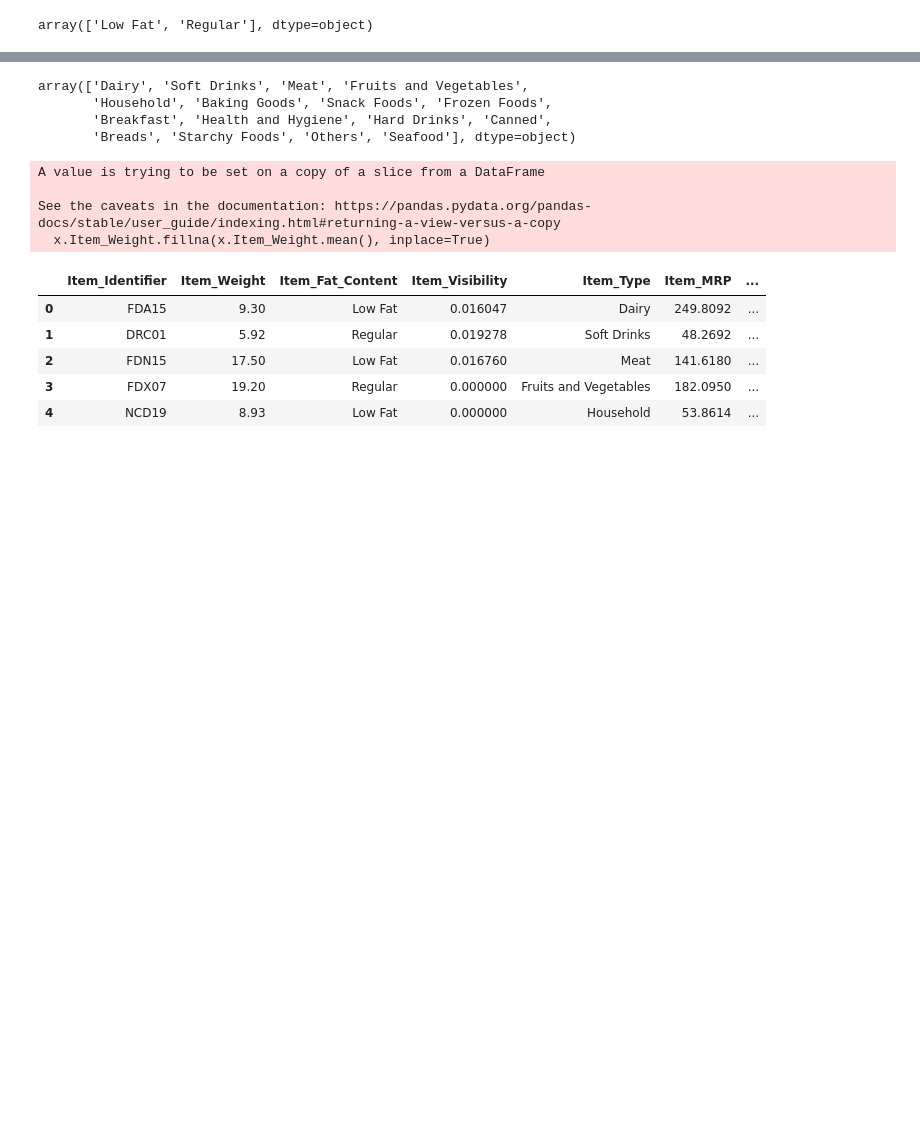
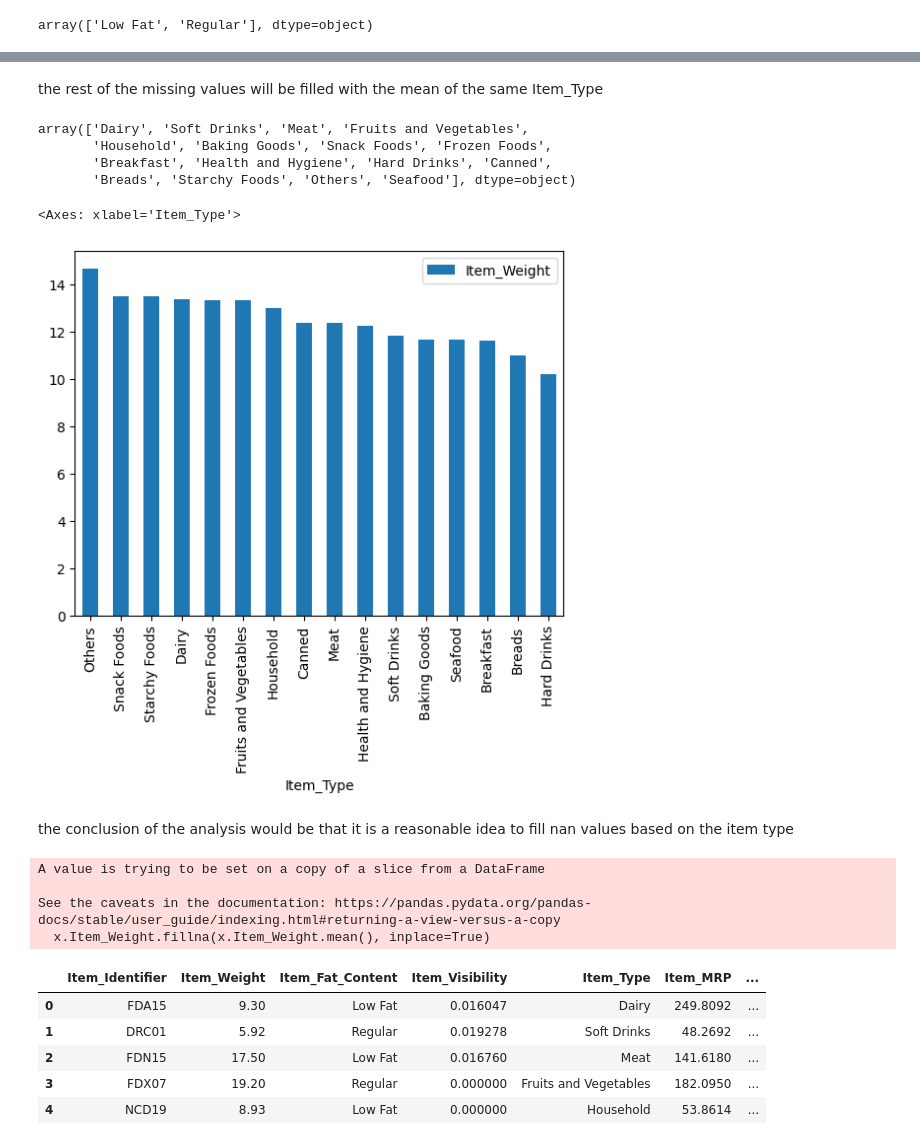
Before and after one commit to jlang62/machine-learning-exercises, a Jupyter notebook: exam/notebooks/Problem4_new.ipynb, the cells around one changed output, grey strips where cells are left out. Saved outputs shown, nothing was run; the diff lists cells and outputs as text; code cells hidden in the pictures; blank space fills up the shorter version.

```diff
--- a/exam/notebooks/Problem4_new.ipynb
+++ b/exam/notebooks/Problem4_new.ipynb
@@ -61,3 +182,5 @@ array(['Low Fat', 'Regular'], dtype=object)
+# %% [markdown]
+the rest of the missing values will be filled with the mean of the same Item_Type
 # %%
 df.Item_Type.unique()
 # %% [output]
@@ -65,4 +188,12 @@ array(['Dairy', 'Soft Drinks', 'Meat', 'Fruits and Vegetables',
        'Household', 'Baking Goods', 'Snack Foods', 'Frozen Foods',
        'Breakfast', 'Health and Hygiene', 'Hard Drinks', 'Canned',
        'Breads', 'Starchy Foods', 'Others', 'Seafood'], dtype=object)
+# %%
+# plot the groupby data
+df.groupby('Item_Type').median('Item_Weight')[['Item_Weight']].sort_values(by='Item_Weight', ascending=False).plot(kind='bar')
+# %% [output]
+<Axes: xlabel='Item_Type'>
+[figure, added]
+# %% [markdown]
+the conclusion of the analysis would be that it is a reasonable idea to fill nan values based on the item type
 # %%
```
Also changed, not shown: parts of 56 cells of this notebook, 2 other files.
